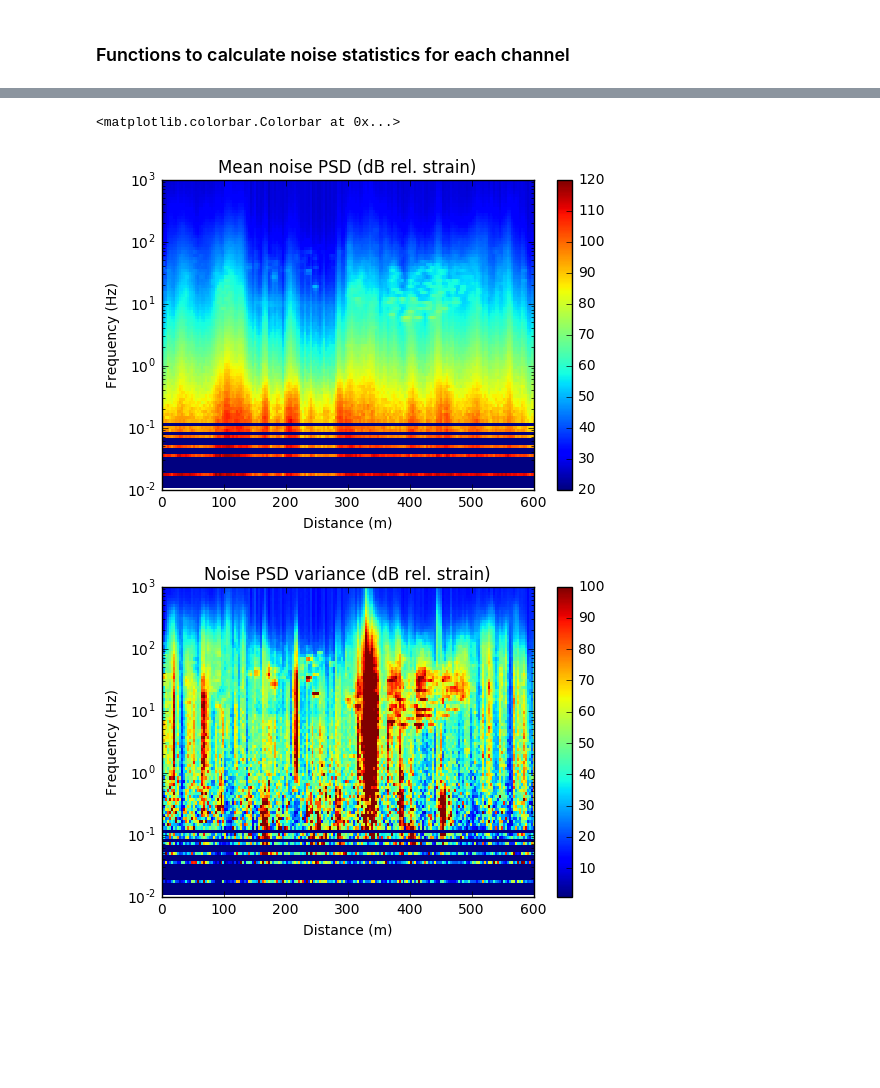
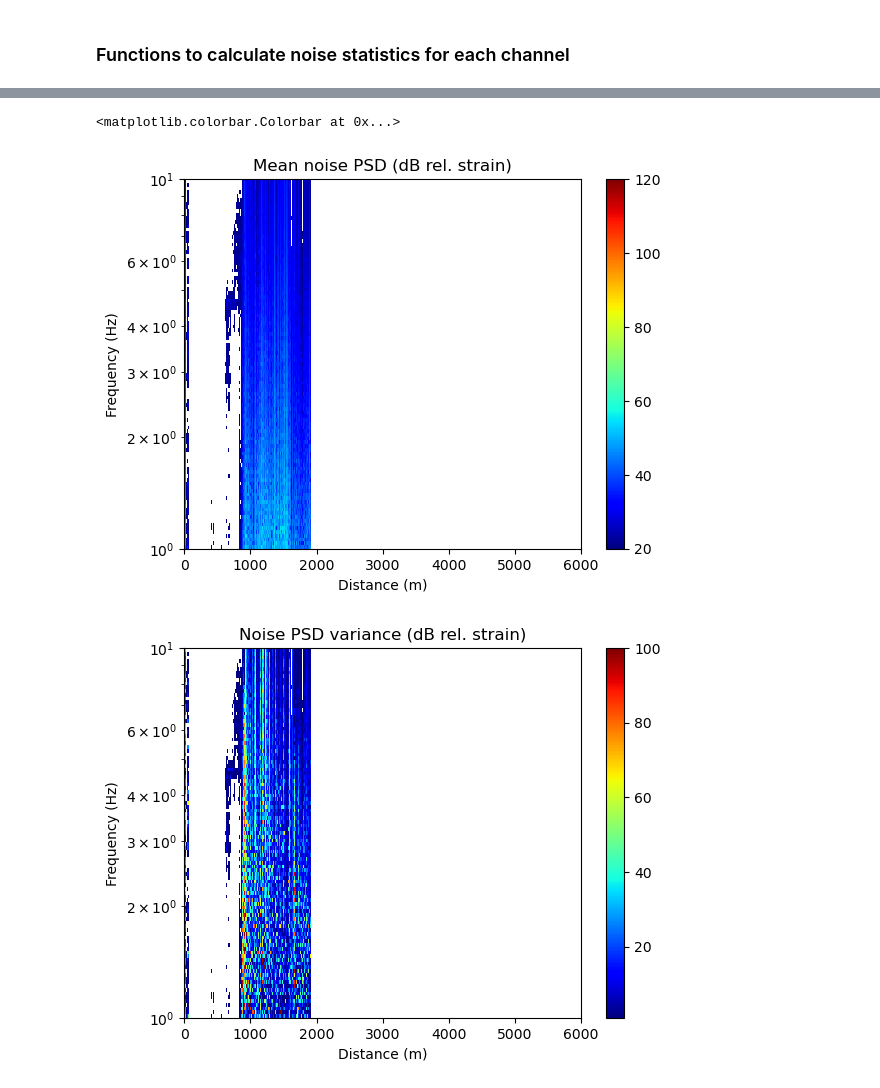
Before and after one commit to uwfiberlab/field_das, a Jupyter notebook: homer/homer_qc_01.ipynb, the cells around one changed output, grey strips where cells are left out. Saved outputs shown, nothing was run; the diff lists cells and outputs as text; code cells hidden in the pictures; blank space fills up the shorter version.

```diff
--- a/homer/homer_qc_01.ipynb
+++ b/homer/homer_qc_01.ipynb
@@ -97,0 +106,10 @@ Num samples: 1500
+# %%
+file = fdir+flist[0]
+fname = os.path.basename(file)
+starttime= ("-").join(fname.split('_')[1:3])
+fac=1 # downsampling factor
+tv = data_visualizer(file,fac)
+tv.filter_data(fmin,fmax)
+tv.plot_data(xlims=[0,3120],ylims=[60,0],clims=[-1,1],srcx=0)
+plt.title('KKFL-N '+starttime + ' UTC filtered ' +str(fmin)+'-'+str(fmax)+' Hz')
+plt.savefig(dir0+'/plots/'+fname[:-3]+'.png')
@@ -129,7 +149,3 @@ def noise_stats(H,xm,ym):
 # Example noise PDF for channel 100
 # ns = 1500
 chid = 100
-fmin = 0.01
-fmax = 10
-files = flist#[:3]
-print(files)
@@ -141,3 +152,3 @@ print(files)
 # %%
-H,xm,ym = noise_PDF(fdir,files,ns,chid,fmin,fmax)
+H,xm,ym = noise_PDF(dir0+'/data/',flist,ns,chid,fmin,fmax)
 xm,mn,vr = noise_stats(H,xm,ym)
@@ -162,10 +171,7 @@ NameError: name 'xm' is not defined
 nx = 200
 chs = np.arange(nx)
 x = chs * dx
-ns = 120000
-fmin = 0.01
-fmax = 1000
-files = flist[:10]
+files = flist
 
 for ix, chid in enumerate(chs):
     print(ix+1,nx)
@@ -197,27 +217,27 @@ for ix, chid in enumerate(chs):
 # %%
 plt.figure()
 plt.pcolormesh(x,xm,mns.T,cmap='jet',vmin=20,vmax=120)
 plt.gca().set_yscale('log')
 plt.ylim([fmin,fmax])
-plt.xlim([0,600])
+plt.xlim([0,6000])
 plt.xlabel('Distance (m)')
 plt.ylabel('Frequency (Hz)')
 plt.title('Mean noise PSD (dB rel. strain)')
 plt.colorbar()
 
 plt.figure()
 plt.pcolormesh(x,xm,vrs.T,cmap='jet',vmin=1,vmax=100)
 plt.gca().set_yscale('log')
 plt.ylim([fmin,fmax])
-plt.xlim([0,600])
+plt.xlim([0,6000])
 plt.xlabel('Distance (m)')
 plt.ylabel('Frequency (Hz)')
 plt.title('Noise PSD variance (dB rel. strain)')
 plt.colorbar()
 # %% [output]
 <matplotlib.colorbar.Colorbar at 0x...>
-[figure, old version]
+[figure, new version]
-[figure, old version]
+[figure, new version]
 # %%
 # Rescale to strain rate for better visualization
 f_ = np.tile(xm,(len(x),1))
```
Also changed, not shown: parts of 16 cells of this notebook, 1 other file.
